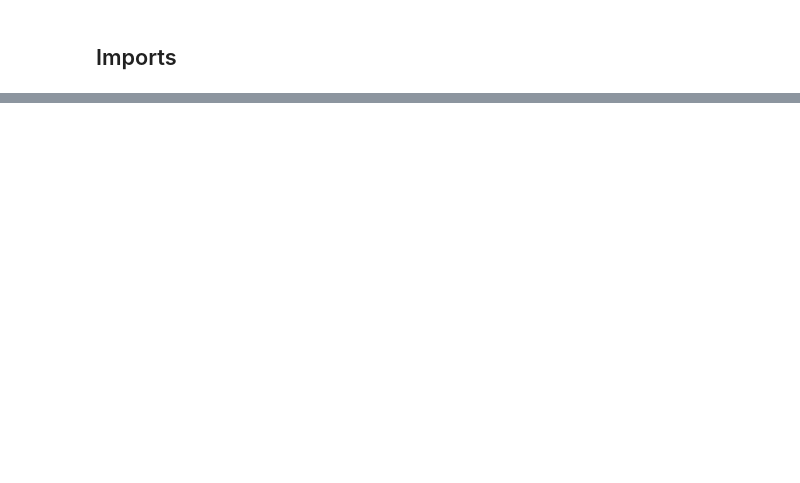
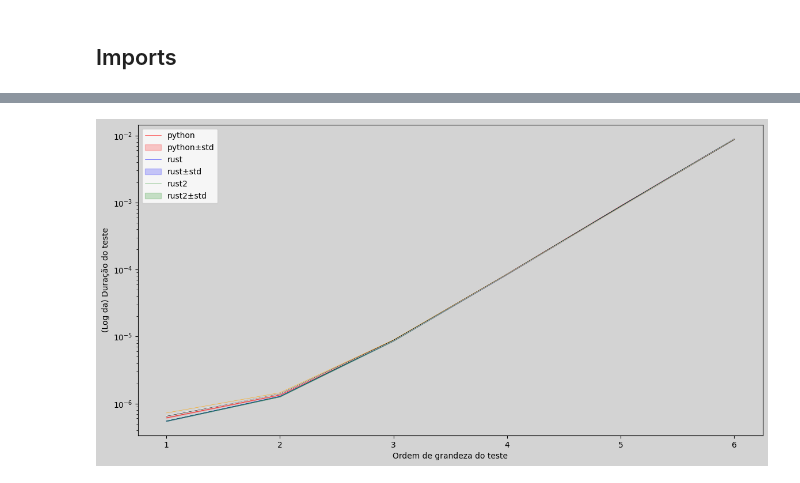
Before and after one commit to Un-dertable/LSTM, a Jupyter notebook: LSTM.ipynb, the cells around one changed output, grey strips where cells are left out. Drawn from its saved outputs; the diff is of its cells as text; code cells hidden in the pictures; blank space fills up the shorter version.

Commit message:
Introduz biblioteca em Rust: rust_funcs

```diff
--- a/LSTM.ipynb
+++ b/LSTM.ipynb
@@ -78,0 +78,8 @@ yhat = 10
+# %%
+n = 3
+y = (np.random.random(10**n-1)+0.5)//1
+yhat = np.arange(10**(-n),1, 10**(-n))
+# logloss(y,yhat)
+y[0] = 0.1 + 0.1 + 0.1 + 0.1 + 0.1 + 0.1 + 0.1 + 0.1 + 0.1 + 0.1
+print(y[0])
+logloss(y,yhat), crossentropy(y,yhat)
@@ -78,0 +140,25 @@ yhat = 10
+# %%
+import seaborn as sns, matplotlib.pyplot as plt
+fig, axe = plt.subplots(figsize=(14,7), facecolor='lightgray')
+axe.set_facecolor('lightgray')
+padrao = sns.lineplot(data=listum, ax=axe, color='red', linewidth=0.4)
+meu_um = sns.lineplot(data=lisdois, ax=axe, color='blue', linewidth=0.4)
+meu_dois = sns.lineplot(data=listres, ax=axe, color='green', linewidth=0.4)
+k = 1
+lower_bound = [M_new - k*Sigma for M_new, Sigma in zip(listum, listum_std)]
+upper_bound = [M_new + k*Sigma for M_new, Sigma in zip(listum, listum_std)]
+plt.fill_between(list(range(6)), lower_bound, upper_bound, alpha=.3, color='red')
+lower_bound = [M_new - k*Sigma for M_new, Sigma in zip(lisdois, lisdois_std)]
+upper_bound = [M_new + k*Sigma for M_new, Sigma in zip(lisdois, lisdois_std)]
+plt.fill_between(list(range(6)), lower_bound, upper_bound, alpha=.3, color='blue')
+lower_bound = [M_new - k*Sigma for M_new, Sigma in zip(listres, listres_std)]
+upper_bound = [M_new + k*Sigma for M_new, Sigma in zip(listres, listres_std)]
+plt.fill_between(list(range(6)), lower_bound, upper_bound, alpha=.3, color='green')
+plt.yscale('log')
+axe.legend(['python', 'python±std', 'rust', 'rust±std', 'rust2', 'rust2±std'])
+axe.set_xlabel('Ordem de grandeza do teste')
+axe.set_ylabel('(Log da) Duração do teste')
+axe.set_xticklabels(list(range(0,7)))
+plt.show()
+# %% [output]
+[figure, added]
```
Also changed, not shown: parts of 7 cells of this notebook, 18 other files.
